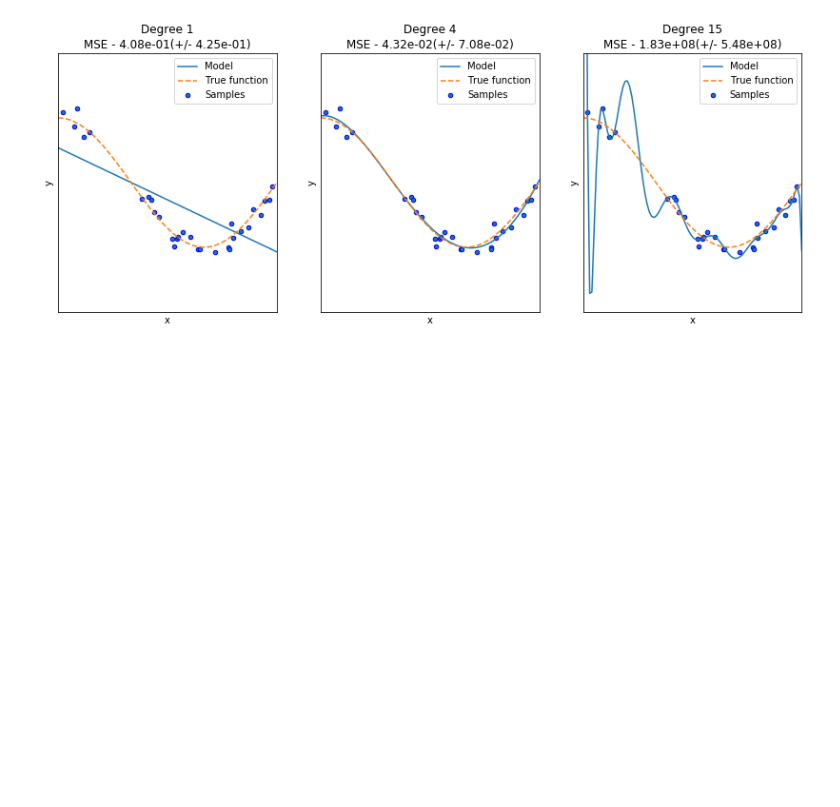
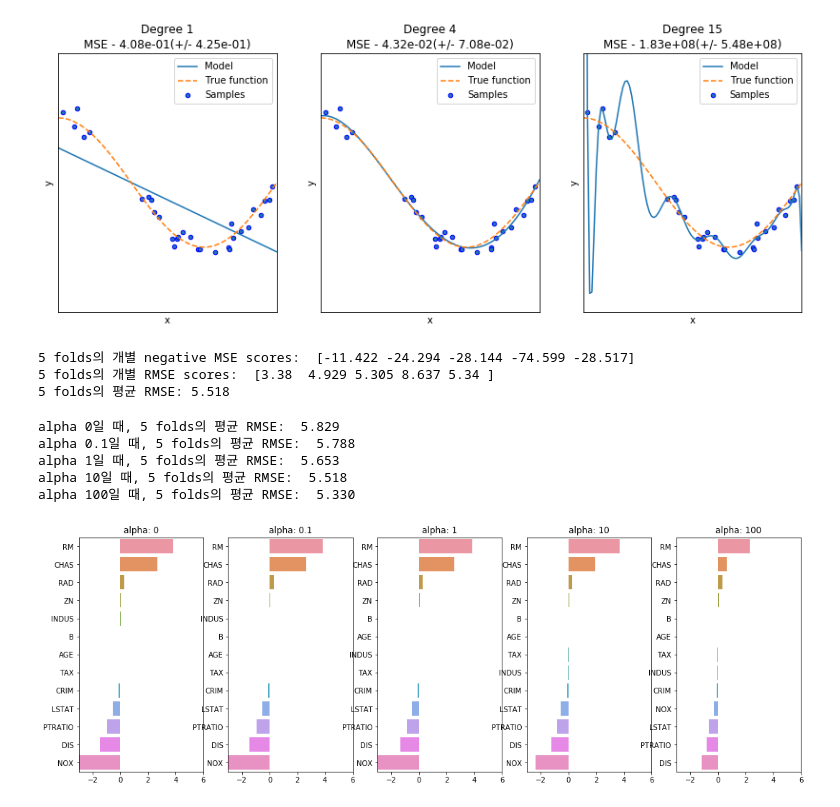
Before and after one commit to imn00133/deeplearning, a Jupyter notebook: python_machine_learning_perfect_guide/chapter5/5.4 boston house prices.ipynb, the cells around one changed output. Saved outputs shown, nothing was run; the diff lists cells and outputs as text; code cells hidden in the pictures; blank space fills up the shorter version.

Commit message:
fixed: complete linear regression to 5.6 section

```diff
--- a/python_machine_learning_perfect_guide/chapter5/5.4 boston house prices.ipynb
+++ b/python_machine_learning_perfect_guide/chapter5/5.4 boston house prices.ipynb
@@ -246,3 +246,54 @@ Degree 15 회귀 계수는 [-2.98294000e+03  1.03899850e+05 -1.87416981e+06  2.0
  -4.91381016e+09  1.35920643e+09 -1.70382078e+08] 입니다.
 Degree 15 MSE는 182581084.8263125 입니다.
 [figure]
+# %%
+from sklearn.linear_model import Ridge
+from sklearn.model_selection import cross_val_score
+
+ridge = Ridge(alpha=10)
+neg_mse_scores = cross_val_score(ridge, x_data, y_target, scoring="neg_mean_squared_error", cv=5)
+rmse_scores = np.sqrt(-1 * neg_mse_scores)
+avg_rmse = np.mean(rmse_scores)
+
+print('5 folds의 개별 negative MSE scores: ', np.round(neg_mse_scores, 3))
+print('5 folds의 개별 RMSE scores: ', np.round(rmse_scores, 3))
+print(f'5 folds의 평균 RMSE: {avg_rmse:0.3f}')
+# %% [output]
+5 folds의 개별 negative MSE scores:  [-11.422 -24.294 -28.144 -74.599 -28.517]
+5 folds의 개별 RMSE scores:  [3.38  4.929 5.305 8.637 5.34 ]
+5 folds의 평균 RMSE: 5.518
+# %%
+alphas = [0, 0.1, 1, 10, 100]
+
+for alpha in alphas:
+    ridge = Ridge(alpha=alpha)
+
+    neg_mse_scores = cross_val_score(ridge, x_data, y_target, scoring="neg_mean_squared_error", cv=5)
+    avg_rmse = np.mean(np.sqrt(-1 * neg_mse_scores))
+    print(f'alpha {alpha}일 때, 5 folds의 평균 RMSE: {avg_rmse: 0.3f}')
+# %% [output]
+alpha 0일 때, 5 folds의 평균 RMSE:  5.829
+alpha 0.1일 때, 5 folds의 평균 RMSE:  5.788
+alpha 1일 때, 5 folds의 평균 RMSE:  5.653
+alpha 10일 때, 5 folds의 평균 RMSE:  5.518
+alpha 100일 때, 5 folds의 평균 RMSE:  5.330
+# %%
+fig, axs = plt.subplots(figsize=(18, 6), nrows=1, ncols=5)
+coeff_df = pd.DataFrame()
+
+for pos, alpha in enumerate(alphas):
+    ridge = Ridge(alpha=alpha)
+    ridge.fit(x_data, y_target)
+
+    coeff = pd.Series(data=ridge.coef_, index=x_data.columns)
+    colname = 'alpha: ' + str(alpha)
+    coeff_df[colname] = coeff
+
+    coeff = coeff.sort_values(ascending=False)
+    axs[pos].set_title(colname)
+    axs[pos].set_xlim(-3, 6)
+    sns.barplot(x=coeff.values, y=coeff.index, ax=axs[pos])
+
+plt.show()
+# %% [output]
+[figure, added]
```
Also changed, not shown: parts of 8 cells of this notebook.
